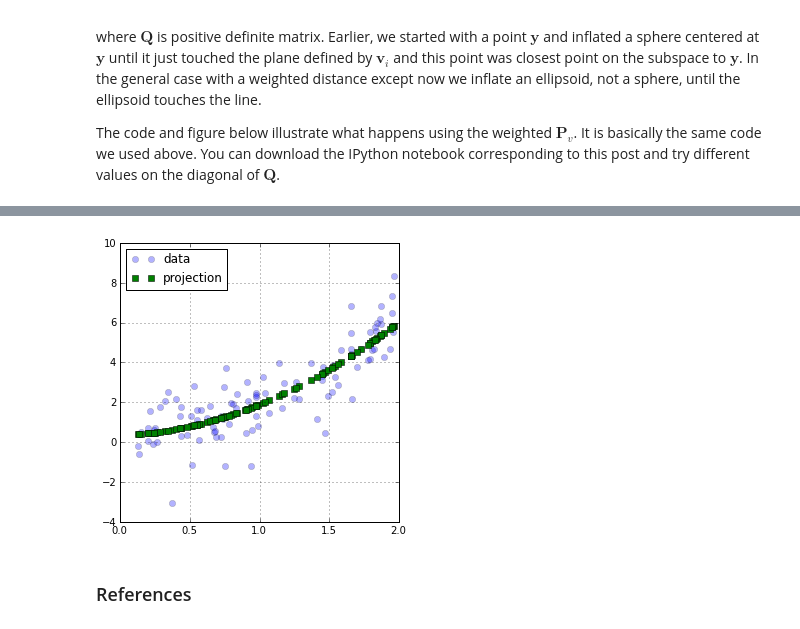
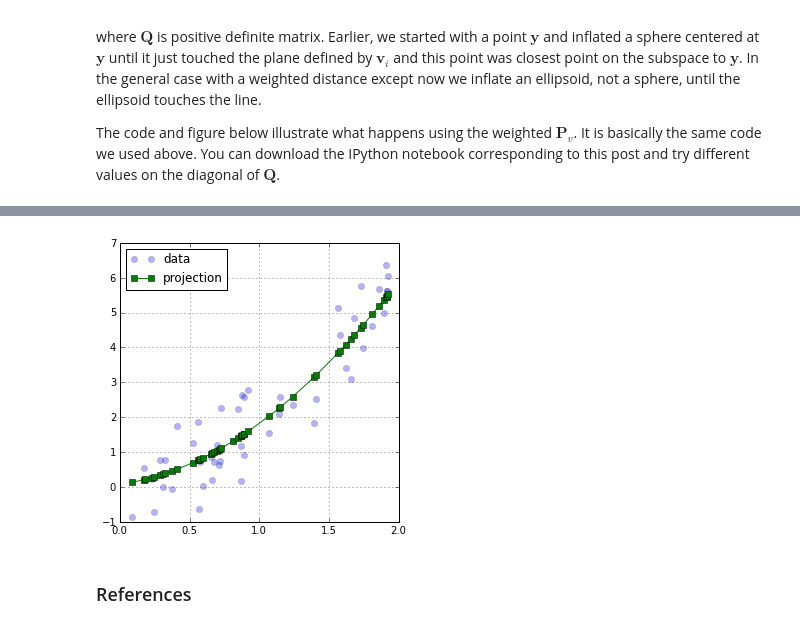
Before and after one commit to unpingco/Python-for-Signal-Processing, a Jupyter notebook: Projection_Ex.ipynb, the cells around one changed output, grey strips where cells are left out. Saved outputs shown, nothing was run; the diff lists cells and outputs as text; code cells hidden in the pictures.

Commit message:
added project example

```diff
--- a/Projection_Ex.ipynb
+++ b/Projection_Ex.ipynb
@@ -30,19 +30,21 @@ ax.legend(loc=0)
 # %%
-x = np.random.rand(100)*2
+x = np.random.rand(50)*2
+x.sort() # sort for plotting
+
 y = x + x**2 + np.random.randn(len(x))
 
 V = matrix(np.vstack([ones(x.shape),x,x**2]).T)
 Pv = V*inv(V.T*V+eye(3)*4)*V.T
 
 p=np.polyfit(x,y,2)
 
 fig, ax = subplots()
 fig.set_size_inches(5,5)
 
 ax.plot(x,y,'o',label='data',alpha=0.3)
-ax.plot(x,np.dot(Pv,y).flat,'s',label='projection')
+ax.plot(x,np.dot(Pv,y).flat,'-s',label='projection')
 #ax.plot(x,np.polyval(p,x),'s',label='polyfit')
 ax.grid()
 ax.legend(loc=0);
 # %% [output]
-[figure, old version]
+[figure, new version]
```
Also changed, not shown: parts of 3 cells of this notebook.
